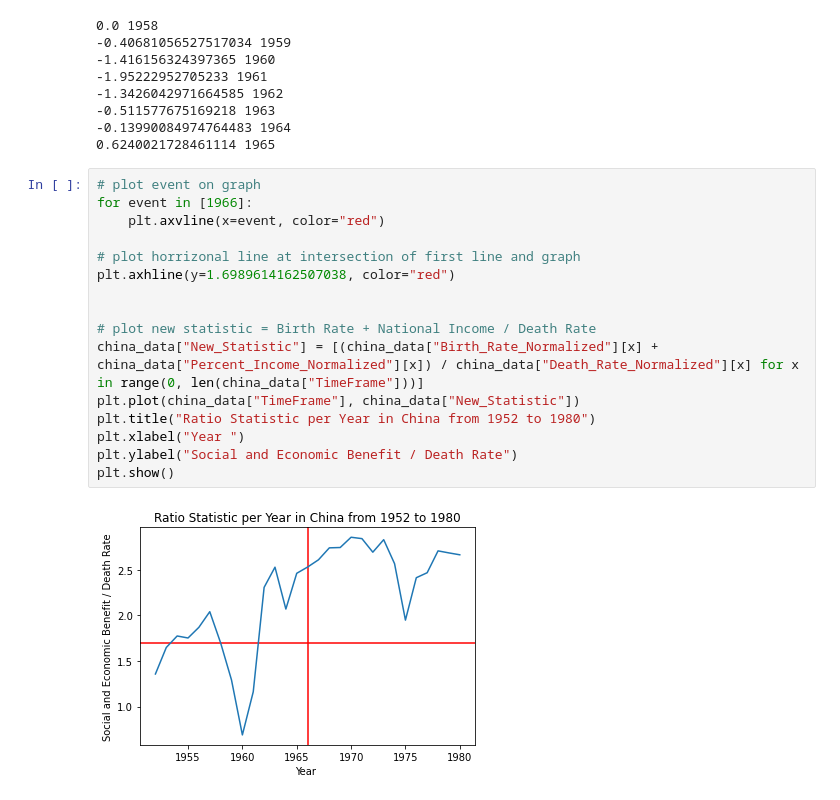
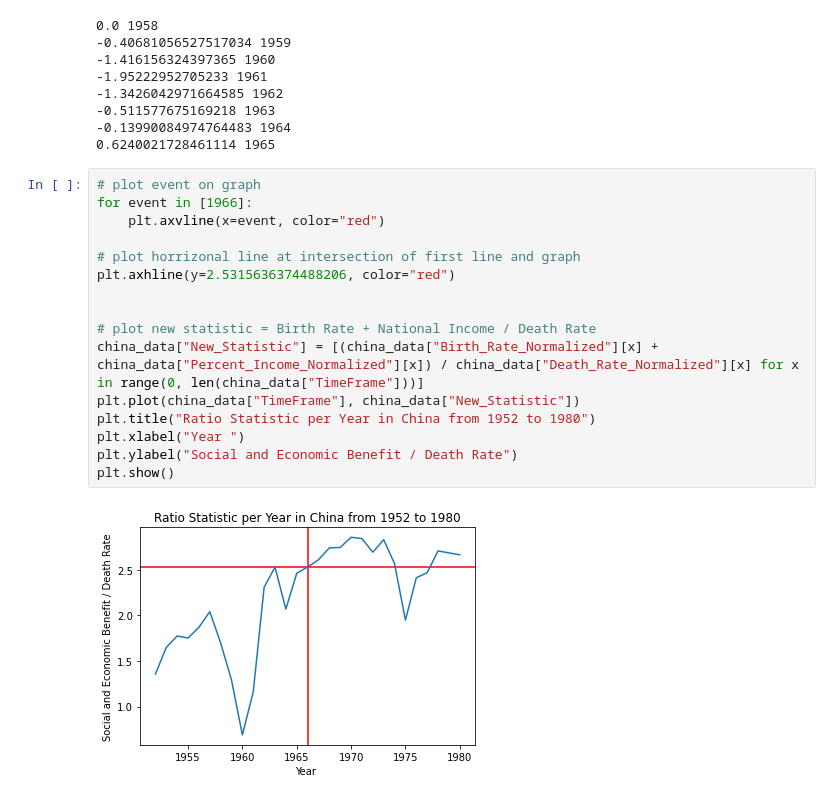
Before and after one commit to Mkrolick/My-Last-History-Class, a Jupyter notebook: history-book.ipynb, the cells around one changed output. Saved outputs shown, nothing was run; the diff lists cells and outputs as text.

```diff
--- a/history-book.ipynb
+++ b/history-book.ipynb
@@ -201,18 +201,18 @@ while x <= 0:
 # %%
 # plot event on graph
 for event in [1966]:
     plt.axvline(x=event, color="red")
 
 # plot horrizonal line at intersection of first line and graph
-plt.axhline(y=1.6989614162507038, color="red")
+plt.axhline(y=2.5315636374488206, color="red")
 
 
 # plot new statistic = Birth Rate + National Income / Death Rate
 china_data["New_Statistic"] = [(china_data["Birth_Rate_Normalized"][x] + china_data["Percent_Income_Normalized"][x]) / china_data["Death_Rate_Normalized"][x] for x in range(0, len(china_data["TimeFrame"]))]
 plt.plot(china_data["TimeFrame"], china_data["New_Statistic"])
 plt.title("Ratio Statistic per Year in China from 1952 to 1980")
 plt.xlabel("Year ")
 plt.ylabel("Social and Economic Benefit / Death Rate")
 plt.show()
 # %% [output]
-[figure, old version]
+[figure, new version]
```
